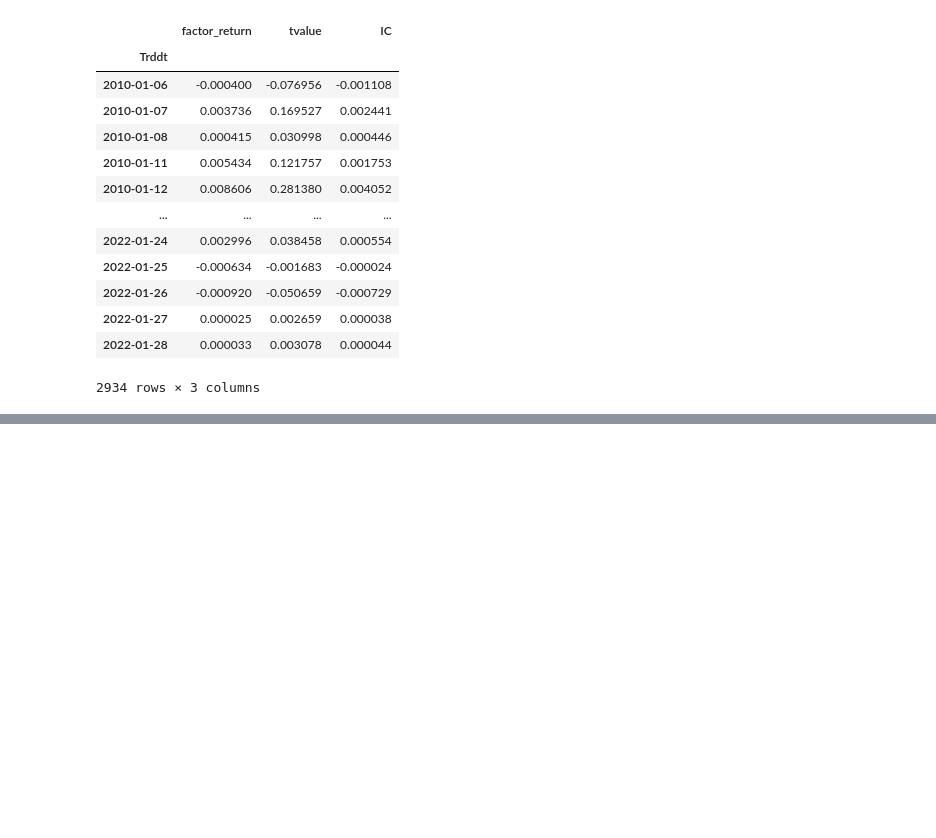
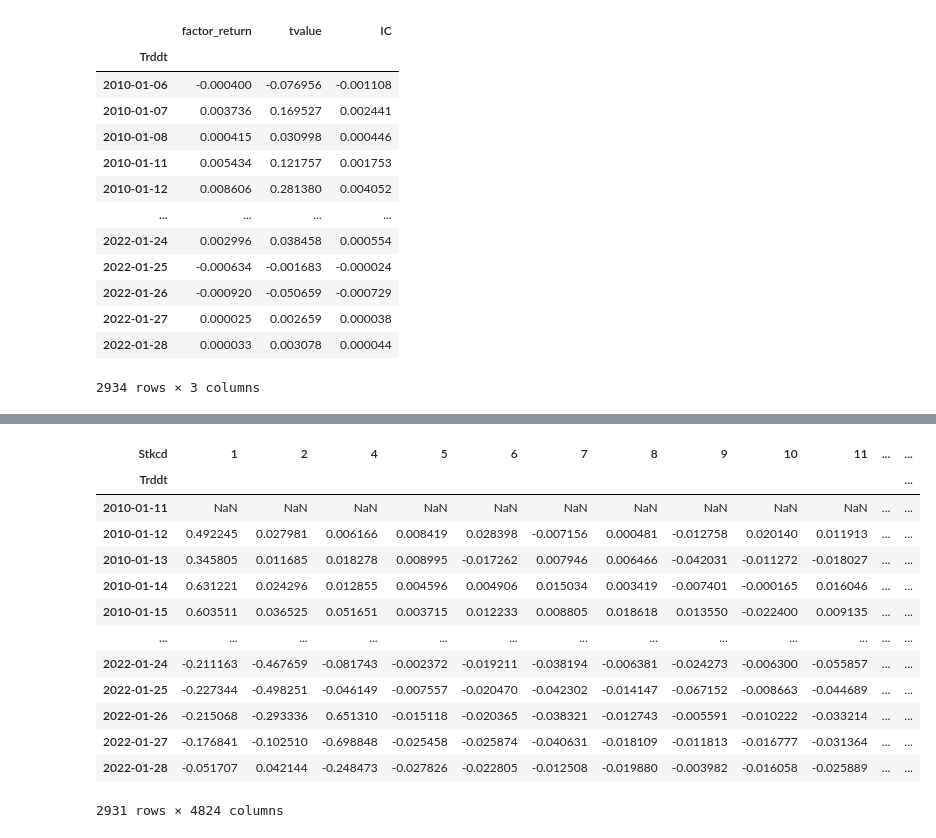
Before and after one commit to tanyanbo/-, a Jupyter notebook: multifactor.ipynb, the cells around one changed output, grey strips where cells are left out. Saved outputs shown, nothing was run; the diff lists cells and outputs as text; code cells hidden in the pictures; blank space fills up the shorter version.

```diff
--- a/multifactor.ipynb
+++ b/multifactor.ipynb
@@ -249,0 +250,3 @@ get_t_value(df_value/df_marketcap)
+# %%
+df_reverse = ((df_close / df_close.shift(5)) - 1)[5:]
+df_reverse
@@ -249,0 +268,17 @@ get_t_value(df_value/df_marketcap)
+# %%
+df_reverse.shift(1)
+# %% [output]
+| Stkcd | 1 | 2 | 4 | 5 | 6 | 7 | 8 | 9 | 10 | 11 | ... | ... |
+| Trddt |  |  |  |  |  |  |  |  |  |  |  | ... |
+| 2010-01-11 | NaN | NaN | NaN | NaN | NaN | NaN | NaN | NaN | NaN | NaN | ... | ... |
+| 2010-01-12 | 0.492245 | 0.027981 | 0.006166 | 0.008419 | 0.028398 | -0.007156 | 0.000481 | -0.012758 | 0.020140 | 0.011913 | ... | ... |
+| 2010-01-13 | 0.345805 | 0.011685 | 0.018278 | 0.008995 | -0.017262 | 0.007946 | 0.006466 | -0.042031 | -0.011272 | -0.018027 | ... | ... |
+| 2010-01-14 | 0.631221 | 0.024296 | 0.012855 | 0.004596 | 0.004906 | 0.015034 | 0.003419 | -0.007401 | -0.000165 | 0.016046 | ... | ... |
+| 2010-01-15 | 0.603511 | 0.036525 | 0.051651 | 0.003715 | 0.012233 | 0.008805 | 0.018618 | 0.013550 | -0.022400 | 0.009135 | ... | ... |
+| ... | ... | ... | ... | ... | ... | ... | ... | ... | ... | ... | ... | ... |
+| 2022-01-24 | -0.211163 | -0.467659 | -0.081743 | -0.002372 | -0.019211 | -0.038194 | -0.006381 | -0.024273 | -0.006300 | -0.055857 | ... | ... |
+| 2022-01-25 | -0.227344 | -0.498251 | -0.046149 | -0.007557 | -0.020470 | -0.042302 | -0.014147 | -0.067152 | -0.008663 | -0.044689 | ... | ... |
+| 2022-01-26 | -0.215068 | -0.293336 | 0.651310 | -0.015118 | -0.020365 | -0.038321 | -0.012743 | -0.005591 | -0.010222 | -0.033214 | ... | ... |
+| 2022-01-27 | -0.176841 | -0.102510 | -0.698848 | -0.025458 | -0.025874 | -0.040631 | -0.018109 | -0.011813 | -0.016777 | -0.031364 | ... | ... |
+| 2022-01-28 | -0.051707 | 0.042144 | -0.248473 | -0.027826 | -0.022805 | -0.012508 | -0.019880 | -0.003982 | -0.016058 | -0.025889 | ... | ... |
+2931 rows × 4824 columns
```
Also changed, not shown: parts of 40 cells of this notebook.
